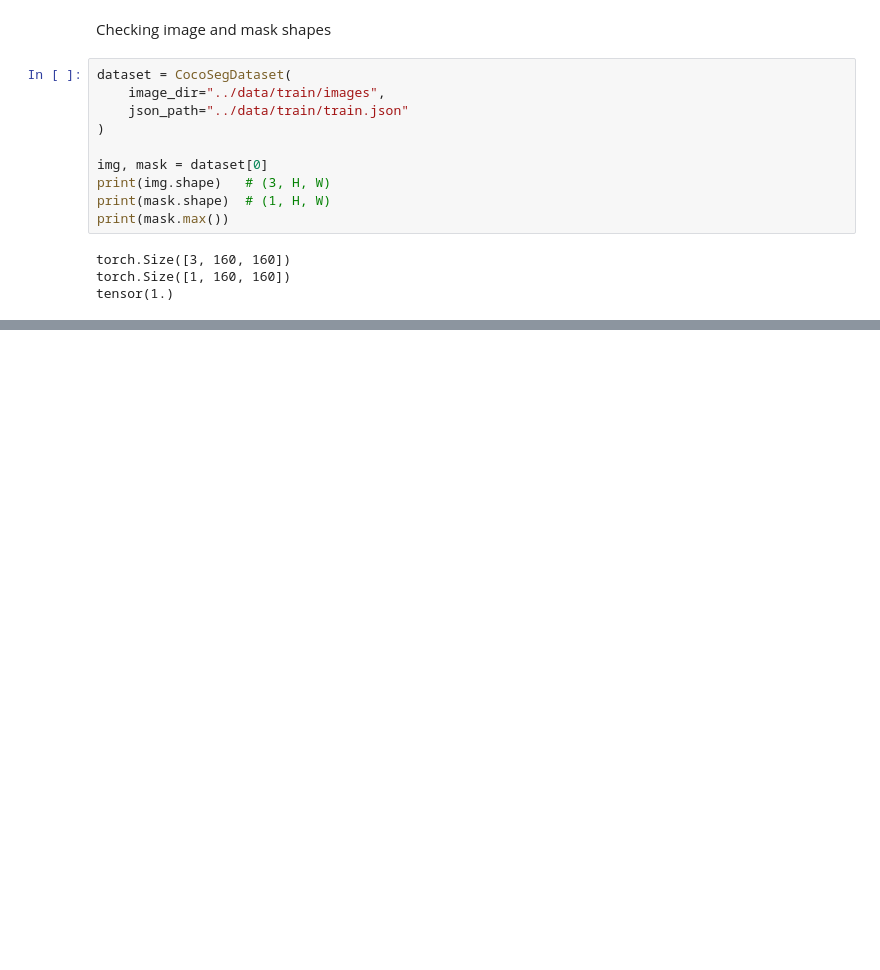
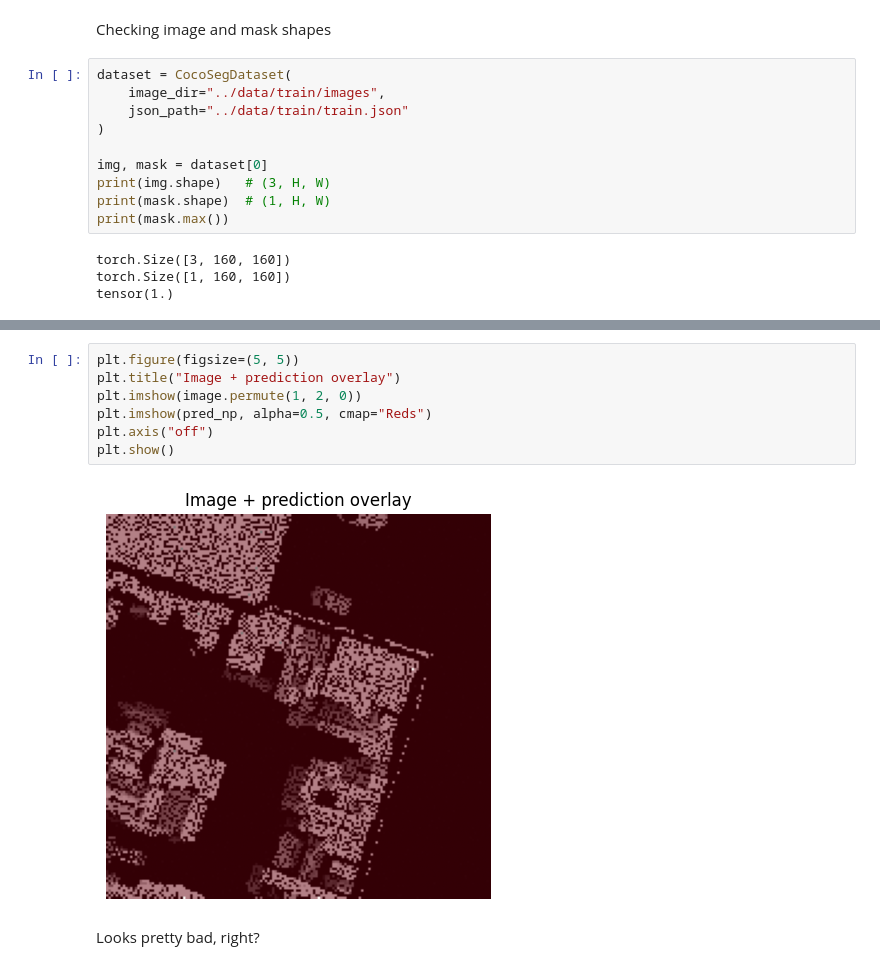
Before and after one commit to slelo/CVCA-S1E1-UNet-Image-Segmentation, a Jupyter notebook: notebooks/01_exploration.ipynb, the cells around one changed output, grey strips where cells are left out. Drawn from its saved outputs; the diff is of its cells as text; blank space fills up the shorter version.

```diff
--- a/notebooks/01_exploration.ipynb
+++ b/notebooks/01_exploration.ipynb
@@ -60,0 +179,11 @@ Let's visualize it
+# %%
+plt.figure(figsize=(5, 5))
+plt.title("Image + prediction overlay")
+plt.imshow(image.permute(1, 2, 0))
+plt.imshow(pred_np, alpha=0.5, cmap="Reds")
+plt.axis("off")
+plt.show()
+# %% [output]
+[figure, added]
+# %% [markdown]
+Looks pretty bad, right?
```
Also changed, not shown: parts of 20 cells of this notebook.
